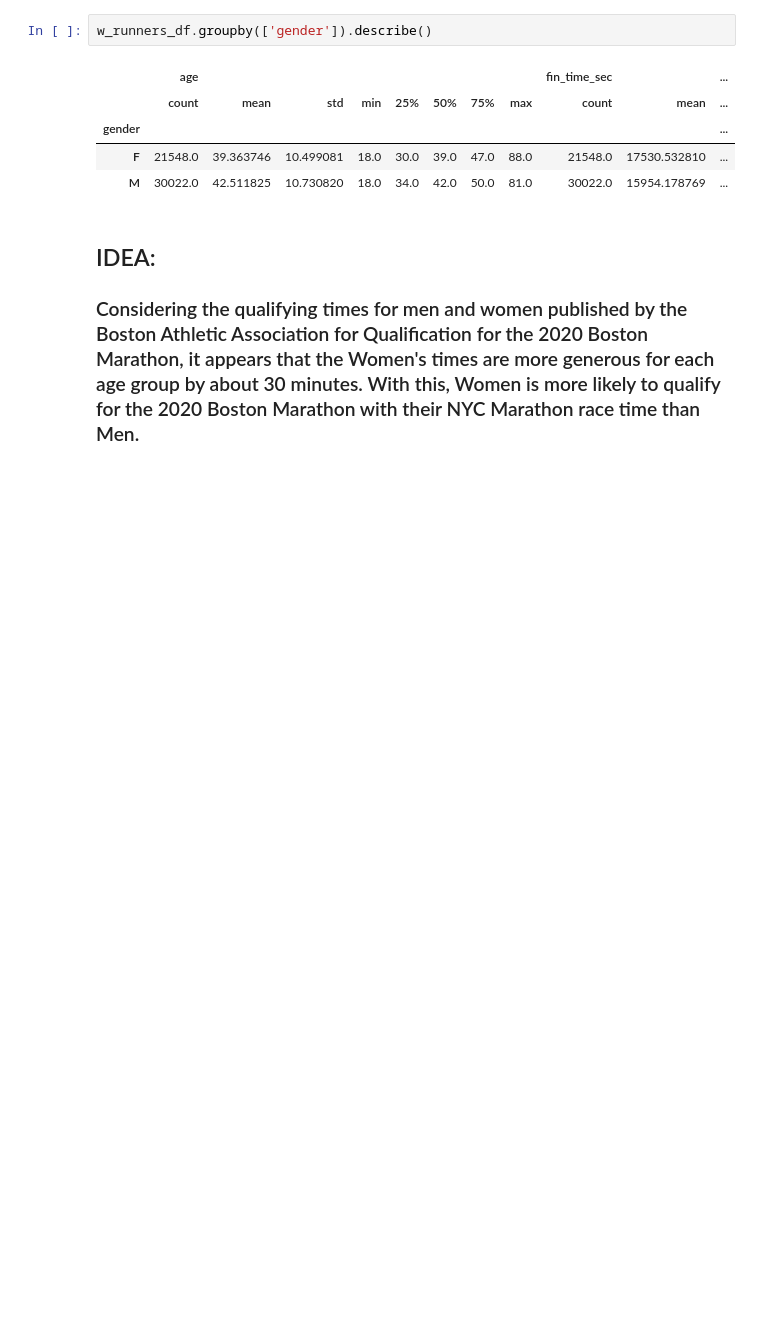
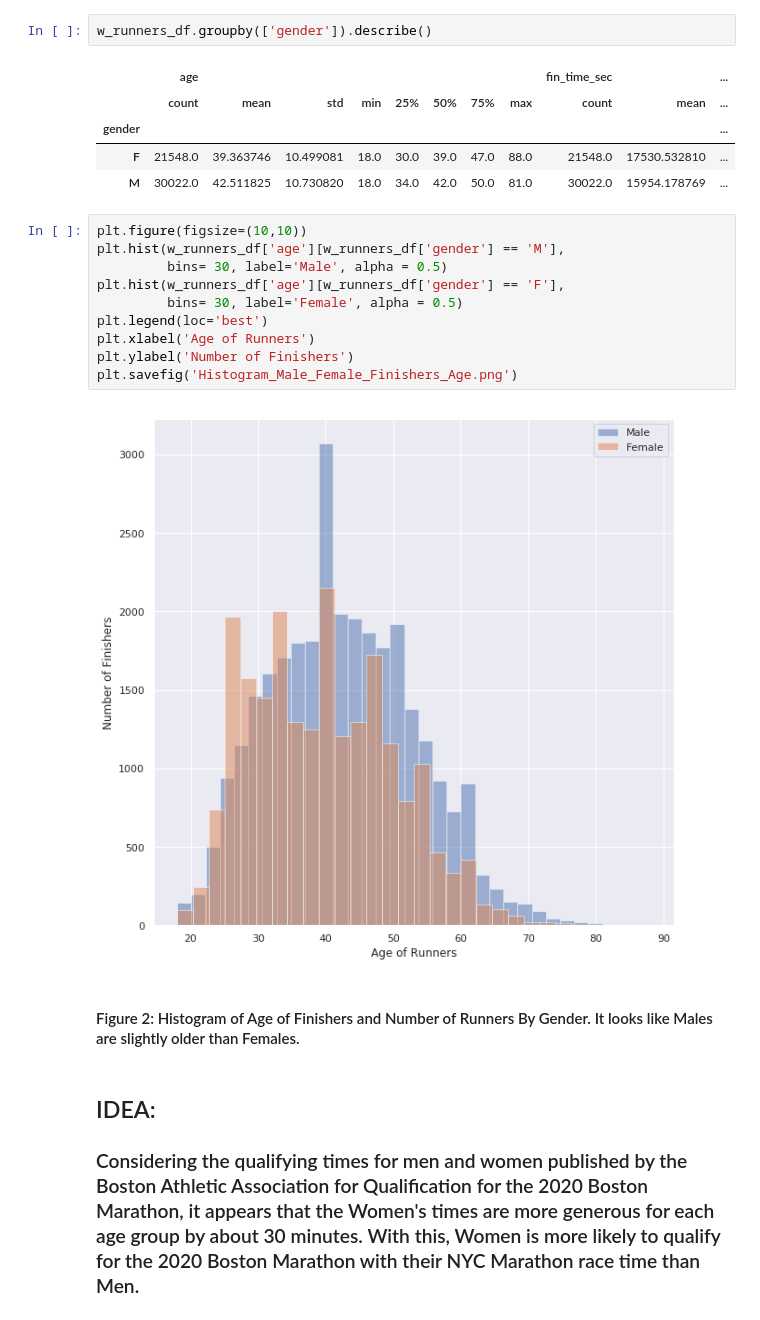
Before and after one commit to meiguan/nyc2018marathonfinishers, a Jupyter notebook: nycmarathonanalysis.ipynb, the cells around one changed output. Drawn from its saved outputs; the diff is of its cells as text; blank space fills up the shorter version.

```diff
--- a/nycmarathonanalysis.ipynb
+++ b/nycmarathonanalysis.ipynb
@@ -164,6 +174,20 @@ w_runners_df.groupby(['gender']).describe()
 | gender |  |  |  |  |  |  |  |  |  |  | ... |
 | F | 21548.0 | 39.363746 | 10.499081 | 18.0 | 30.0 | 39.0 | 47.0 | 88.0 | 21548.0 | 17530.532810 | ... |
 | M | 30022.0 | 42.511825 | 10.730820 | 18.0 | 34.0 | 42.0 | 50.0 | 81.0 | 30022.0 | 15954.178769 | ... |
+# %%
+plt.figure(figsize=(10,10))
+plt.hist(w_runners_df['age'][w_runners_df['gender'] == 'M'],
+         bins= 30, label='Male', alpha = 0.5)
+plt.hist(w_runners_df['age'][w_runners_df['gender'] == 'F'],
+         bins= 30, label='Female', alpha = 0.5)
+plt.legend(loc='best')
+plt.xlabel('Age of Runners')
+plt.ylabel('Number of Finishers')
+plt.savefig('Histogram_Male_Female_Finishers_Age.png')
+# %% [output]
+[figure, added]
+# %% [markdown]
+#### Figure 2: Histogram of Age of Finishers and Number of Runners By Gender. It looks like Males are slightly older than Females.
 # %% [markdown]
 ## IDEA:
 ### Considering the qualifying times for men and women published by the Boston Athletic Association for Qualification for the 2020 Boston Marathon, it appears that the Women's times are more generous for each age group by about 30 minutes. With this, Women is more likely to qualify for the 2020 Boston Marathon with their NYC Marathon race time than Men.
```
Also changed, not shown: parts of 37 cells of this notebook, 9 other files.
